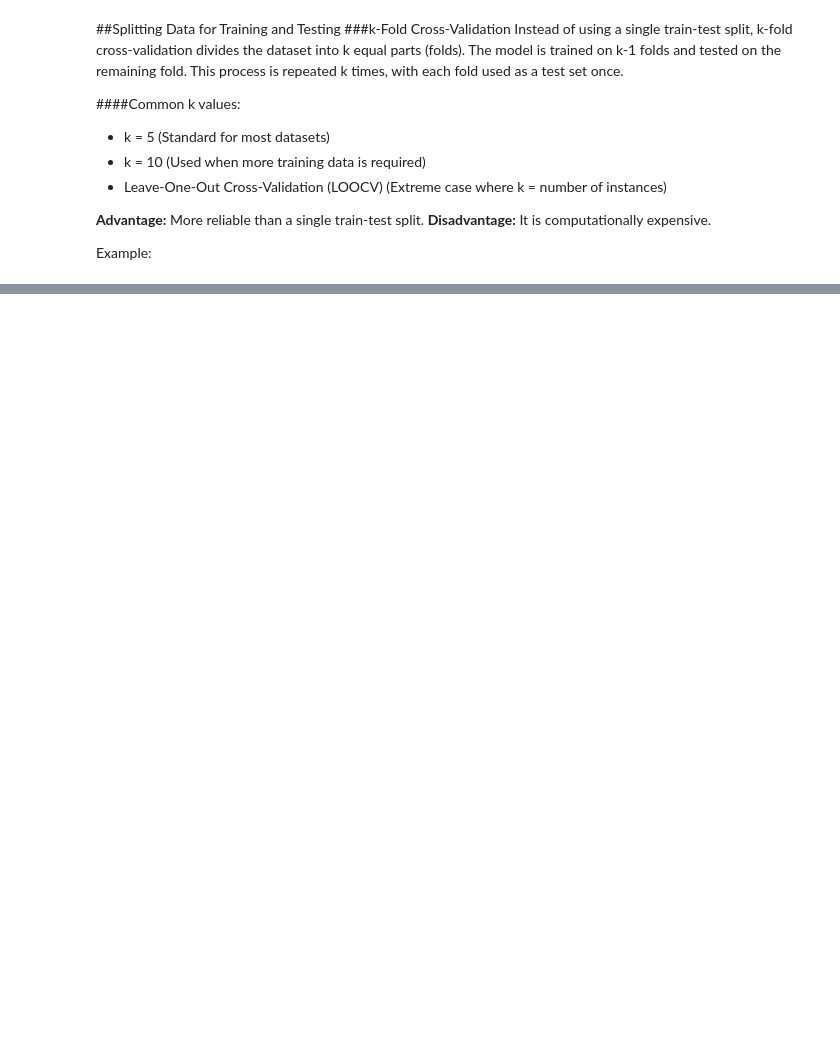
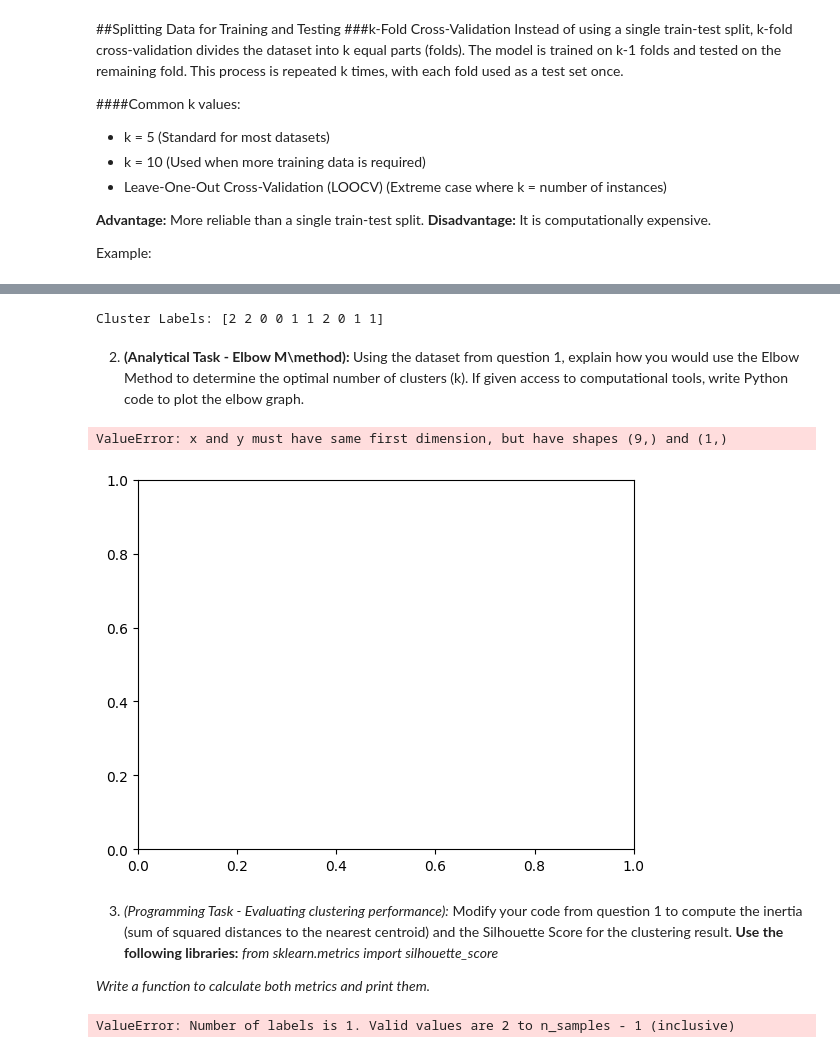
Before and after one commit to SolomonAyuba/machine-learning, a Jupyter notebook: Machine_Learning.ipynb, the cells around one changed output, grey strips where cells are left out. Drawn from its saved outputs; the diff is of its cells as text; code cells hidden in the pictures; blank space fills up the shorter version.

```diff
--- a/Machine_Learning.ipynb
+++ b/Machine_Learning.ipynb
@@ -149,0 +186,61 @@ print(f"Cross-validation Accuracy: {scores.mean():.2f}")
+# %%
+import numpy as np
+import matplotlib.pyplot as plt
+from sklearn.cluster import KMeans
+
+# Sample dataset
+X = np.array([
+    [5.1, 3.5], [4.9, 3.0], [6.2, 2.8], [5.8, 2.7],
+    [7.0, 3.2], [6.4, 3.2], [5.0, 3.6], [5.5, 2.3],
+    [6.7, 3.0], [7.2, 3.6]
+])
+
+# Apply K-Means
+kmeans = KMeans(n_clusters=3, random_state=42)
+kmeans.fit(X)
+
+# Print assigned labels
+print("Cluster Labels:", kmeans.labels_)
+# %% [output]
+Cluster Labels: [2 2 0 0 1 1 2 0 1 1]
+# %% [markdown]
+2. **(Analytical Task - Elbow M\method):**
+Using the dataset from question 1, explain how you would use the Elbow Method to determine the optimal number of clusters (k). If given access to computational tools, write Python code to plot the elbow graph.
+# %%
+inertia_values = []
+k_values = range(1, 10)
+
+for k in k_values:
+  kmeans = KMeans(n_clusters=k, random_state=42)
+  kmeans.fit(X)
+  inertia_values.append(kmeans.inertia_)
+
+  # Plot the Elbow Method
+  plt.plot(k_values, inertia_values, marker='o')
+  plt.xlabel('Number of Clusters (k)')
+  plt.ylabel('Inertia')
+  plt.title('Elbow Method for Optimal K')
+  plt.show()
+# %% [output]
+ValueError: x and y must have same first dimension, but have shapes (9,) and (1,)
+[figure, added]
+# %% [markdown]
+3. *(Programming Task - Evaluating clustering performance):*
+Modify your code from question 1 to compute the inertia (sum of squared distances to the nearest centroid) and the Silhouette Score for the clustering result.
+**Use the following libraries:**
+_from sklearn.metrics import silhouette_score_
+
+_Write a function to calculate both metrics and print them._
+# %%
+from sklearn.metrics import silhouette_score
+
+# Compute Inertia
+inertia = kmeans.inertia_
+
+# Compute silhouette score
+silhouette = silhouette_score(X, kmeans.labels_)
+
+print(f"Inertia: {inertia}")
+print(f"Silhouette Score: {silhouette:.3f}")
+# %% [output]
+ValueError: Number of labels is 1. Valid values are 2 to n_samples - 1 (inclusive)
```
Also changed, not shown: parts of 48 cells of this notebook.
